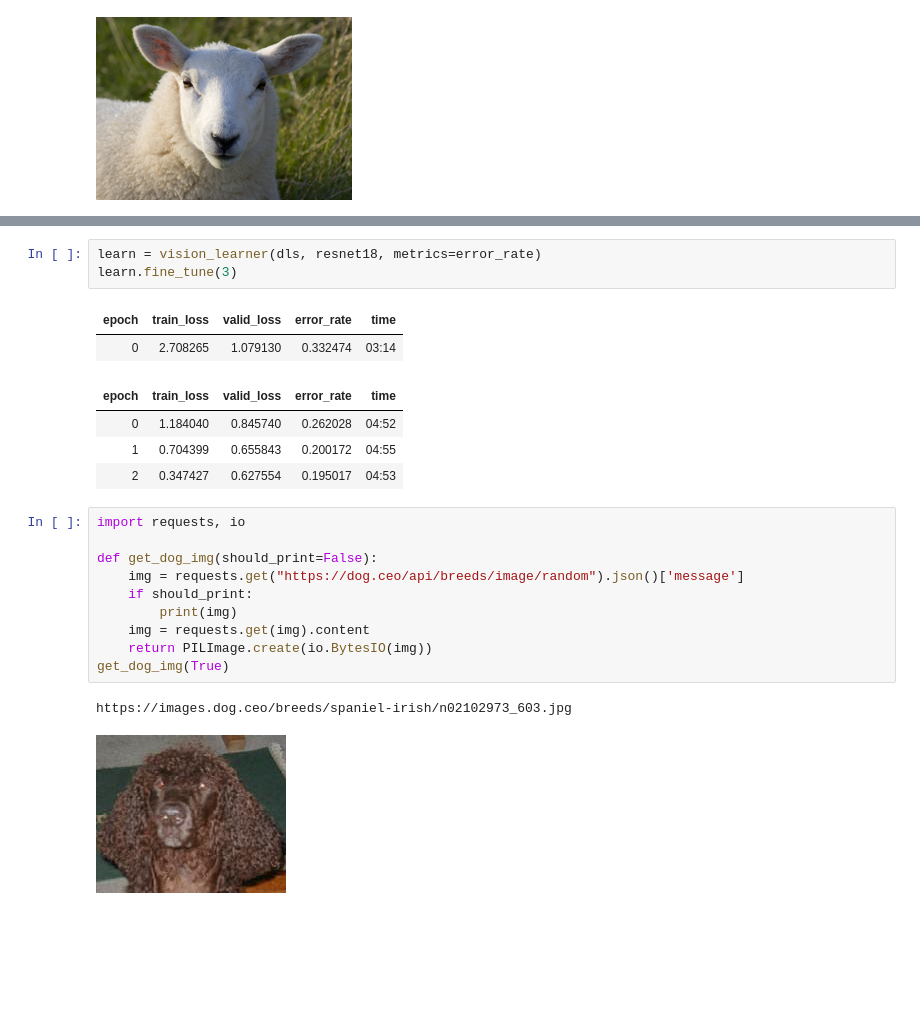
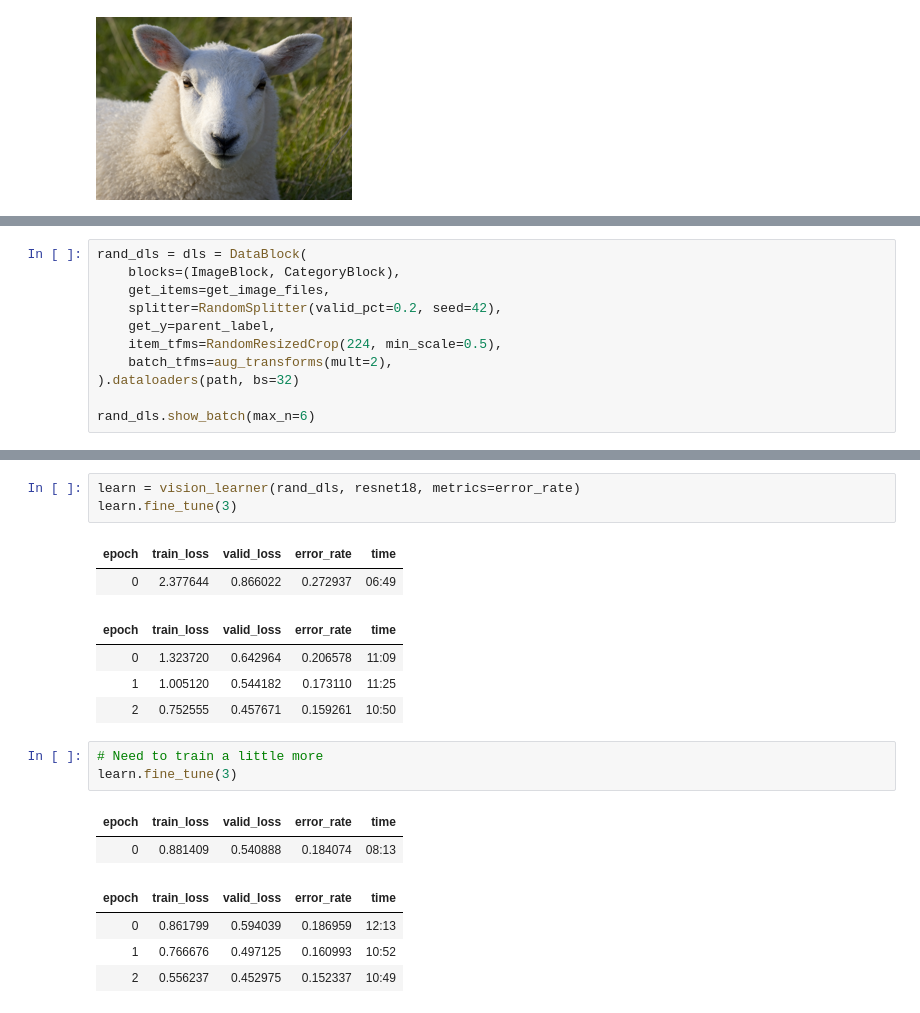
Before and after one commit to JonathanGrant/jonathangrant.github.io, a Jupyter notebook: fastai/img_class_dog-breeds.ipynb, the cells around one changed output, grey strips where cells are left out. Cells and saved outputs as stored; diff of their text form; blank space fills up the shorter version.

```diff
--- a/fastai/img_class_dog-breeds.ipynb
+++ b/fastai/img_class_dog-breeds.ipynb
@@ -249,0 +242,11 @@ dls.show_batch(max_n=6)
+# %%
+rand_dls = dls = DataBlock(
+    blocks=(ImageBlock, CategoryBlock),
+    get_items=get_image_files,
+    splitter=RandomSplitter(valid_pct=0.2, seed=42),
+    get_y=parent_label,
+    item_tfms=RandomResizedCrop(224, min_scale=0.5),
+    batch_tfms=aug_transforms(mult=2),
+).dataloaders(path, bs=32)
+
+rand_dls.show_batch(max_n=6)
@@ -250,23 +255,20 @@ dls.show_batch(max_n=6)
 # %%
-learn = vision_learner(dls, resnet18, metrics=error_rate)
+learn = vision_learner(rand_dls, resnet18, metrics=error_rate)
 learn.fine_tune(3)
 # %% [output]
 | epoch | train_loss | valid_loss | error_rate | time |
-| 0 | 2.708265 | 1.079130 | 0.332474 | 03:14 |
+| 0 | 2.377644 | 0.866022 | 0.272937 | 06:49 |
 | epoch | train_loss | valid_loss | error_rate | time |
-| 0 | 1.184040 | 0.845740 | 0.262028 | 04:52 |
-| 1 | 0.704399 | 0.655843 | 0.200172 | 04:55 |
-| 2 | 0.347427 | 0.627554 | 0.195017 | 04:53 |
+| 0 | 1.323720 | 0.642964 | 0.206578 | 11:09 |
+| 1 | 1.005120 | 0.544182 | 0.173110 | 11:25 |
+| 2 | 0.752555 | 0.457671 | 0.159261 | 10:50 |
-# %%
-import requests, io
-
-def get_dog_img(should_print=False):
-    img = requests.get("https://dog.ceo/api/breeds/image/random").json()['message']
-    if should_print:
-        print(img)
-    img = requests.get(img).content
-    return PILImage.create(io.BytesIO(img))
-get_dog_img(True)
-# %% [output]
-https://images.dog.ceo/breeds/spaniel-irish/n02102973_603.jpg
-[figure, removed]
+# %%
+# Need to train a little more
+learn.fine_tune(3)
+# %% [output]
+| epoch | train_loss | valid_loss | error_rate | time |
+| 0 | 0.881409 | 0.540888 | 0.184074 | 08:13 |
+| epoch | train_loss | valid_loss | error_rate | time |
+| 0 | 0.861799 | 0.594039 | 0.186959 | 12:13 |
+| 1 | 0.766676 | 0.497125 | 0.160993 | 10:52 |
+| 2 | 0.556237 | 0.452975 | 0.152337 | 10:49 |
```
Also changed, not shown: parts of 27 cells of this notebook.
